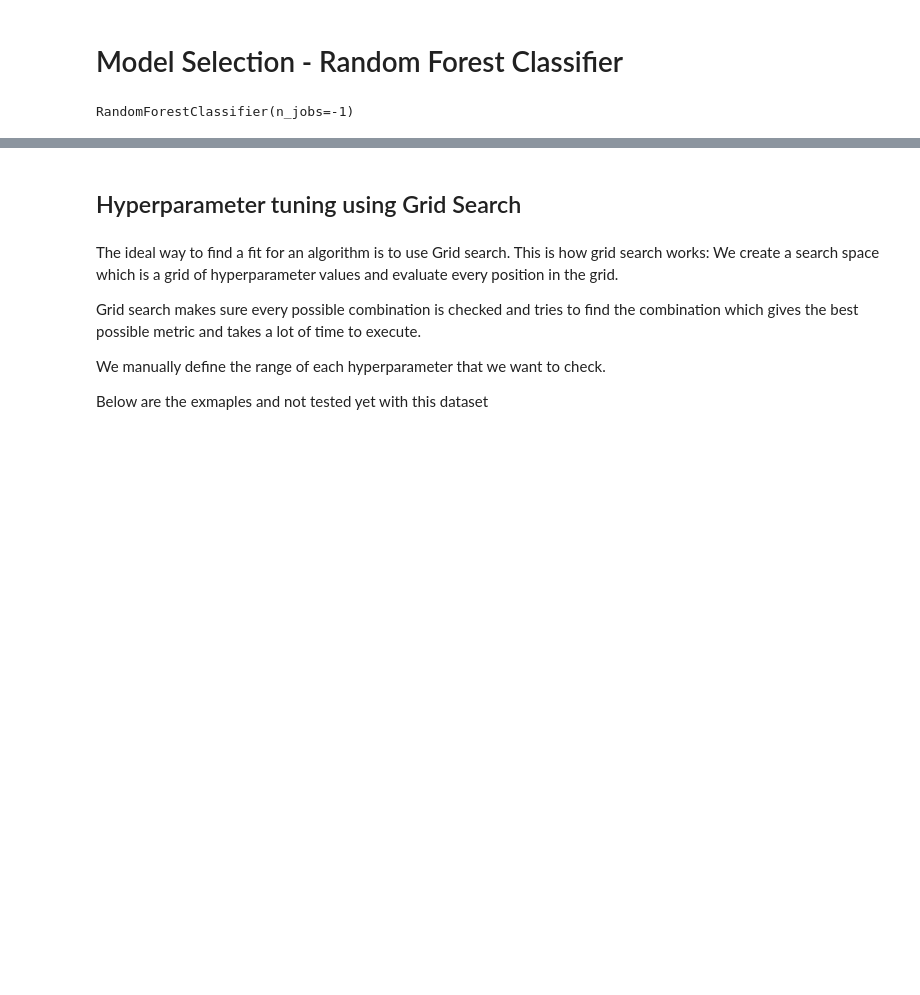
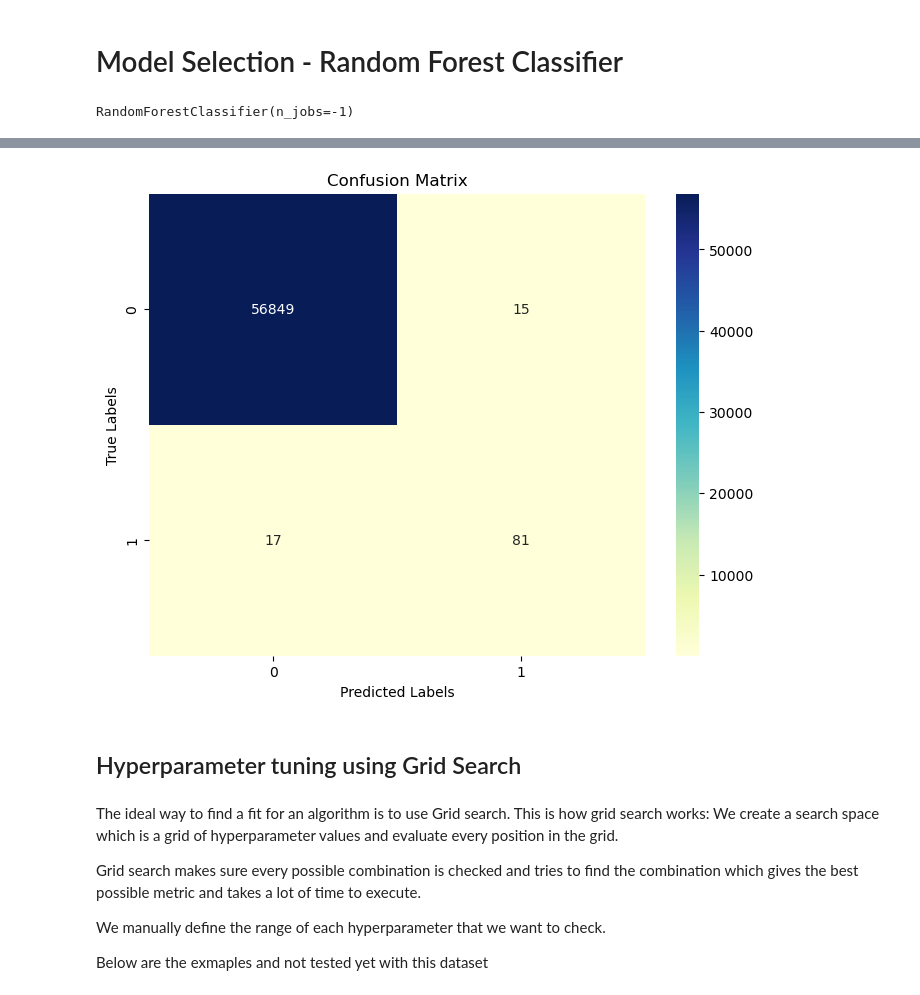
Before and after one commit to pankaj-thakur-26/capstone-project-credit-card-fraud, a Jupyter notebook: credit-card-fraud.ipynb, the cells around one changed output, grey strips where cells are left out. Cells and saved outputs as stored; diff of their text form; code cells hidden in the pictures; blank space fills up the shorter version.

```diff
--- a/credit-card-fraud.ipynb
+++ b/credit-card-fraud.ipynb
@@ -173,3 +206,15 @@ Confusion Matrix:
+# %%
+# confusion matrix
+plt.figure(figsize=(8, 6))
+sns.heatmap(conf_matrix_val, annot=True, fmt='d', cmap='YlGnBu')
+plt.xlabel('Predicted Labels')
+plt.ylabel('True Labels')
+plt.title('Confusion Matrix')
+plt.xticks([0.5, 1.5], ['0', '1'])
+plt.yticks([0.5, 1.5], ['0', '1'])
+plt.show()
+# %% [output]
+[figure, added]
 # %% [markdown]
 ## Hyperparameter tuning using Grid Search
 # %% [markdown]
```
Also changed, not shown: parts of 4 cells of this notebook, 4 other files.
